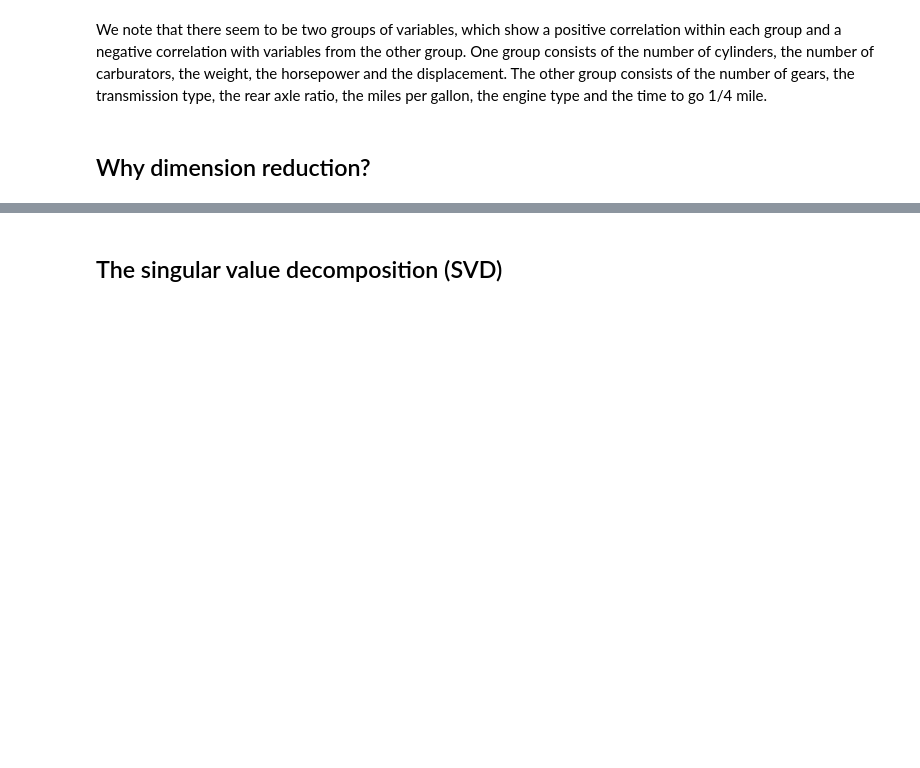
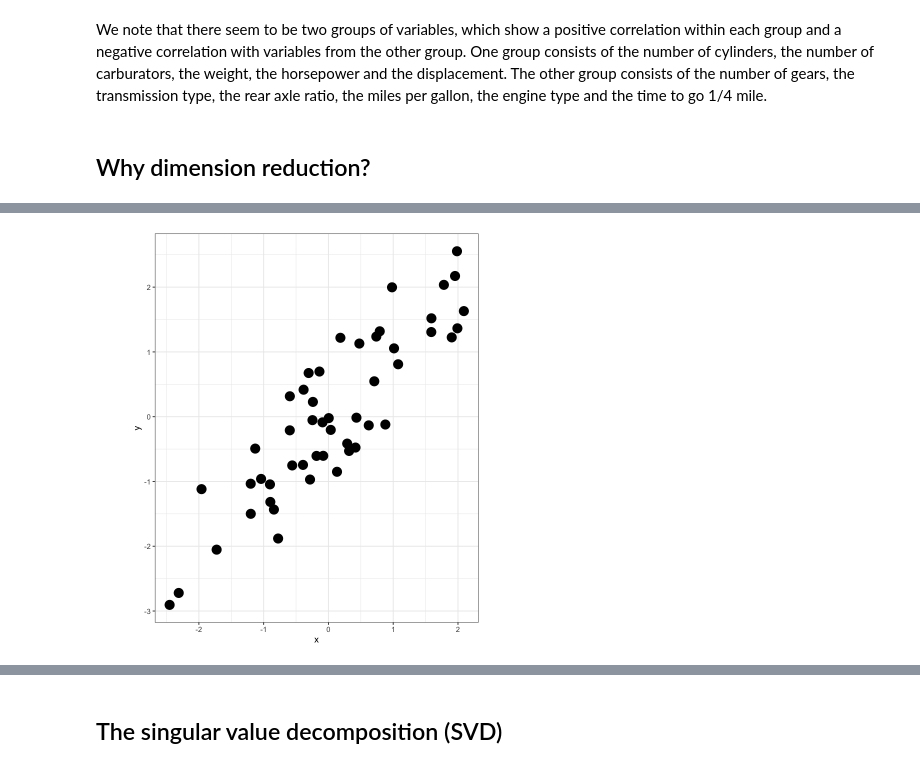
Before and after one commit to fmicompbio/PCA_intro2020, a Jupyter notebook: pca-intro.ipynb, the cells around one changed output, grey strips where cells are left out. Cells and saved outputs as stored; diff of their text form; code cells hidden in the pictures; blank space fills up the shorter version.

```diff
--- a/pca-intro.ipynb
+++ b/pca-intro.ipynb
@@ -79,0 +85,7 @@ Say something about projections
+# %%
+set.seed(2)
+df <- data.frame(x = rnorm(50)) %>%
+  dplyr::mutate(y = x + rnorm(50, sd = 0.5))
+ggplot(df, aes(x = x, y = y)) + coord_fixed() + geom_point(size = 5) + theme_bw()
+# %% [output]
+[figure, added]
```
Also changed, not shown: parts of 11 cells of this notebook.
